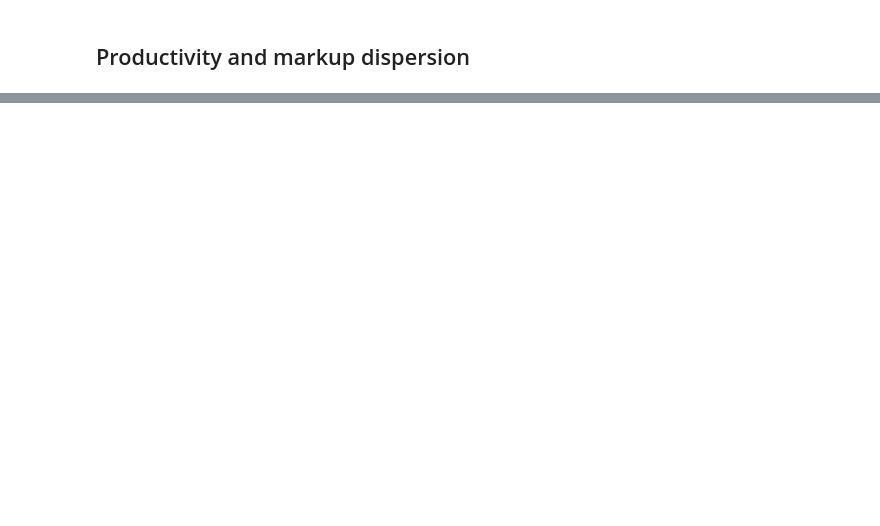
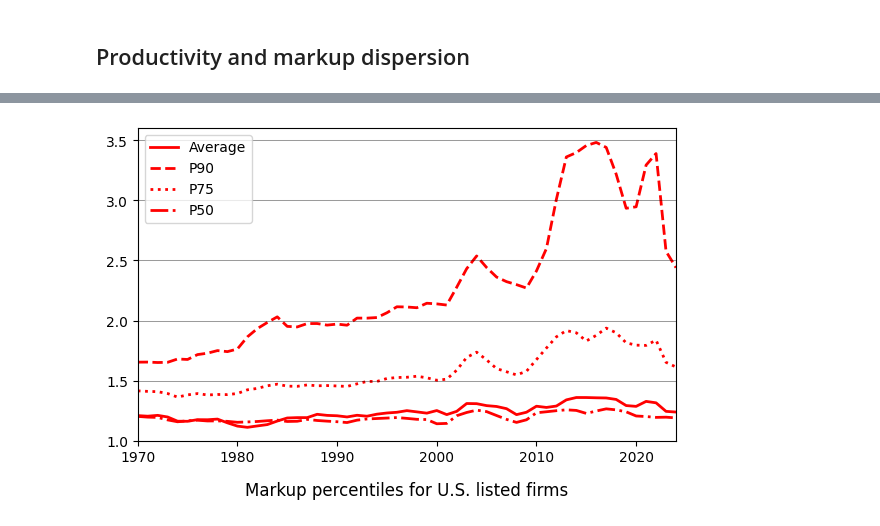
Before and after one commit to ollie-gregory/dynamism_and_productivity_growth, a Jupyter notebook: notebooks/analysis.ipynb, the cells around one changed output, grey strips where cells are left out. Saved outputs shown, nothing was run; the diff lists cells and outputs as text; code cells hidden in the pictures; blank space fills up the shorter version.

```diff
--- a/notebooks/analysis.ipynb
+++ b/notebooks/analysis.ipynb
@@ -249,0 +225,66 @@ np.float64(0.2829965748853883)
+# %%
+plot_df = df[df['year'] >= 1970].copy()
+
+years = []
+p50_values = []
+p75_values = []
+p90_values = []
+weighted_avgs = []
+
+# Group by year and calculate percentiles and sales-weighted average markup
+for year, group_data in plot_df.groupby('year'):
+    years.append(year)
+
+    # Calculate percentiles of markup
+    p50 = np.percentile(group_data['markup'], 50)
+    p75 = np.percentile(group_data['markup'], 75)
+    p90 = np.percentile(group_data['markup'], 90)
+
+    p50_values.append(p50)
+    p75_values.append(p75)
+    p90_values.append(p90)
+
+    # Calculate sales-weighted average markup
+    total_sales = group_data['sale'].sum()
+    weighted_markup = sum(group_data['markup'] * group_data['sale']) / total_sales
+    weighted_avgs.append(weighted_markup)
+
+fig, ax = plt.subplots(figsize=(6, 4))
+
+ax.plot(years, weighted_avgs, 'r-', linewidth=2, label='Average')
+ax.plot(years, p90_values, 'r--', linewidth=2, label='P90')
+ax.plot(years, p75_values, 'r:', linewidth=2, label='P75')
+ax.plot(years, p50_values, 'r-.', linewidth=2, label='P50')
+
+# Configure plot
+ax.set_ylim(1, 3.6)
+ax.set_xlim(min(years), max(years))
+ax.grid(True, axis='y', linestyle='-', alpha=0.2)
+ax.legend(loc='upper left')
+
+# Add horizontal lines at specific y-values
+ax.axhline(y=1.0, color='black', linestyle='-', alpha=0.5, linewidth=0.5)
+ax.axhline(y=1.5, color='black', linestyle='-', alpha=0.5, linewidth=0.5)
+ax.axhline(y=2.0, color='black', linestyle='-', alpha=0.5, linewidth=0.5)
+ax.axhline(y=2.5, color='black', linestyle='-', alpha=0.5, linewidth=0.5)
+ax.axhline(y=3.0, color='black', linestyle='-', alpha=0.5, linewidth=0.5)
+ax.axhline(y=3.5, color='black', linestyle='-', alpha=0.5, linewidth=0.5)
+
+# Add labels and title
+ax.set_xlabel('', fontsize=12)
+ax.set_ylabel('', fontsize=12)
+ax.set_title('Markup percentiles for U.S. listed firms', fontsize=12, loc='center', y=-0.2)
+
+# Add source note
+# fig.text(0.5, -0.05, '(Compustat data, estimates from De Loecker, Eeckhout, Unger 2020)',
+#            ha='center', fontsize=10)
+
+# Format x-axis with decades
+ax.xaxis.set_major_locator(ticker.MultipleLocator(10))
+ax.xaxis.set_major_formatter(ticker.FormatStrFormatter('%d'))
+
+fig.tight_layout()
+
+plt.show()
+# %% [output]
+[figure, added]
```
Also changed, not shown: parts of 10 cells of this notebook, 8 other files.
